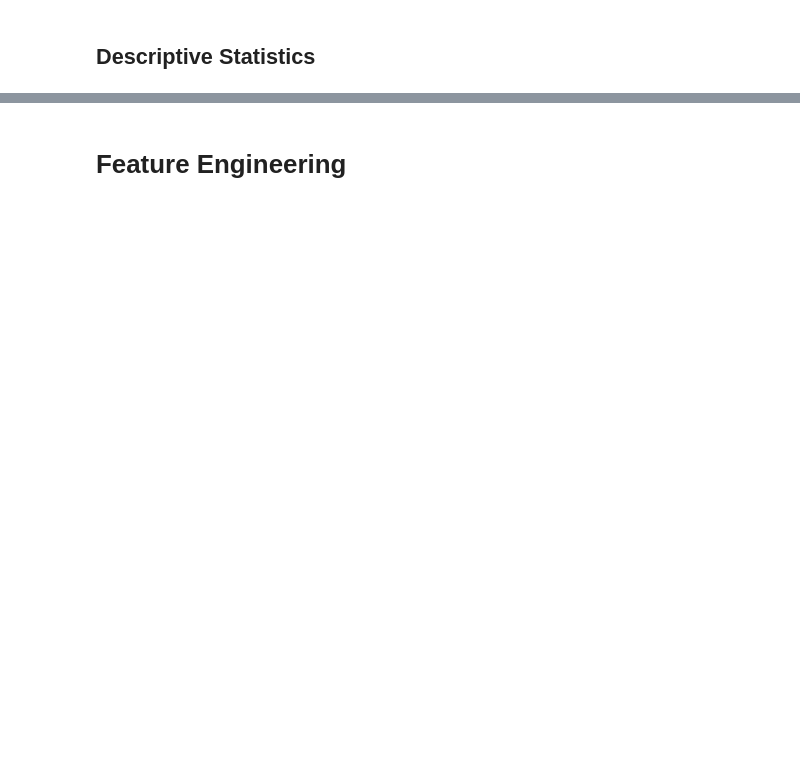
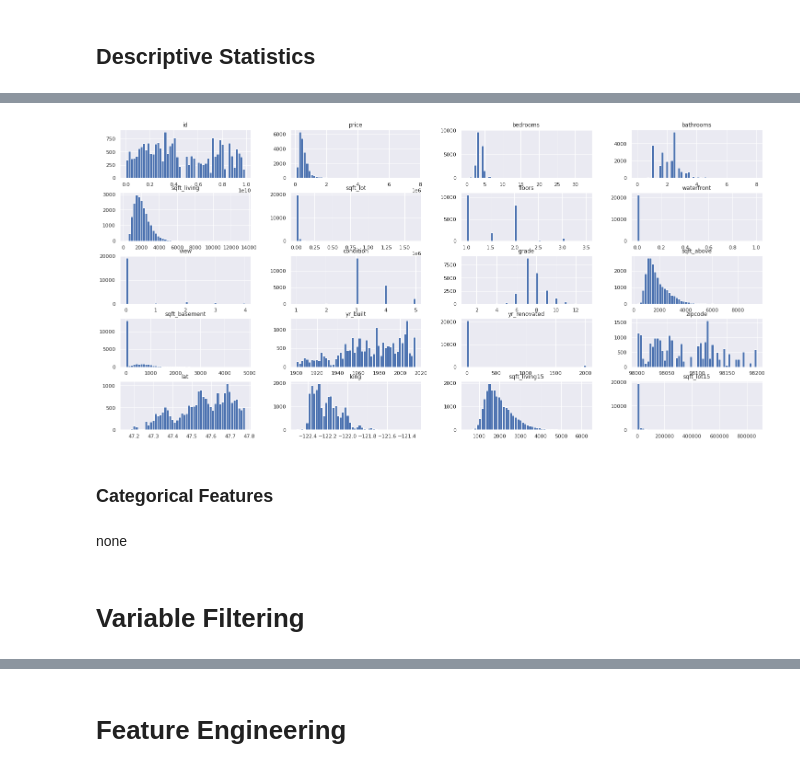
Before and after one commit to marxcerqueira/analytics-streamlit-dashboard, a Jupyter notebook: kc-house-eda.ipynb, the cells around one changed output, grey strips where cells are left out. Cells and saved outputs as stored; diff of their text form; code cells hidden in the pictures; blank space fills up the shorter version.

```diff
--- a/kc-house-eda.ipynb
+++ b/kc-house-eda.ipynb
@@ -68,2 +80,5 @@ https://www.kaggle.com/harlfoxem/housesalesprediction
 # %% [markdown]
 # Data Description
+# %%
+# make a copy of dataset to personal management
+df0 = data_raw.copy()
@@ -76,2 +179,5 @@ https://www.kaggle.com/harlfoxem/housesalesprediction
 # %% [markdown]
 ## Change Dtypes
+# %%
+# change dtypes for future calculations
+df0['date'] = pd.to_datetime(df0['date'])
@@ -77,0 +231,3 @@ https://www.kaggle.com/harlfoxem/housesalesprediction
+# %%
+# dropping duplicated rows
+df0 = df0.drop_duplicates(subset = 'id', keep = 'first')
@@ -79,0 +243,5 @@ https://www.kaggle.com/harlfoxem/housesalesprediction
+# %%
+# separate numerical and categorical attributes for descriptive analysis
+
+num_attributes = df0.select_dtypes(include = np.number)
+cat_attributes = df0.select_dtypes(exclude = [np.number, np.datetime64])
@@ -79,0 +287,10 @@ https://www.kaggle.com/harlfoxem/housesalesprediction
+# %%
+num_attributes.hist(bins = 50);
+# %% [output]
+[figure, added]
+# %% [markdown]
+### Categorical Features
+# %% [markdown]
+none
+# %% [markdown]
+# Variable Filtering
```
Also changed, not shown: parts of 35 cells of this notebook, 1 other file.
